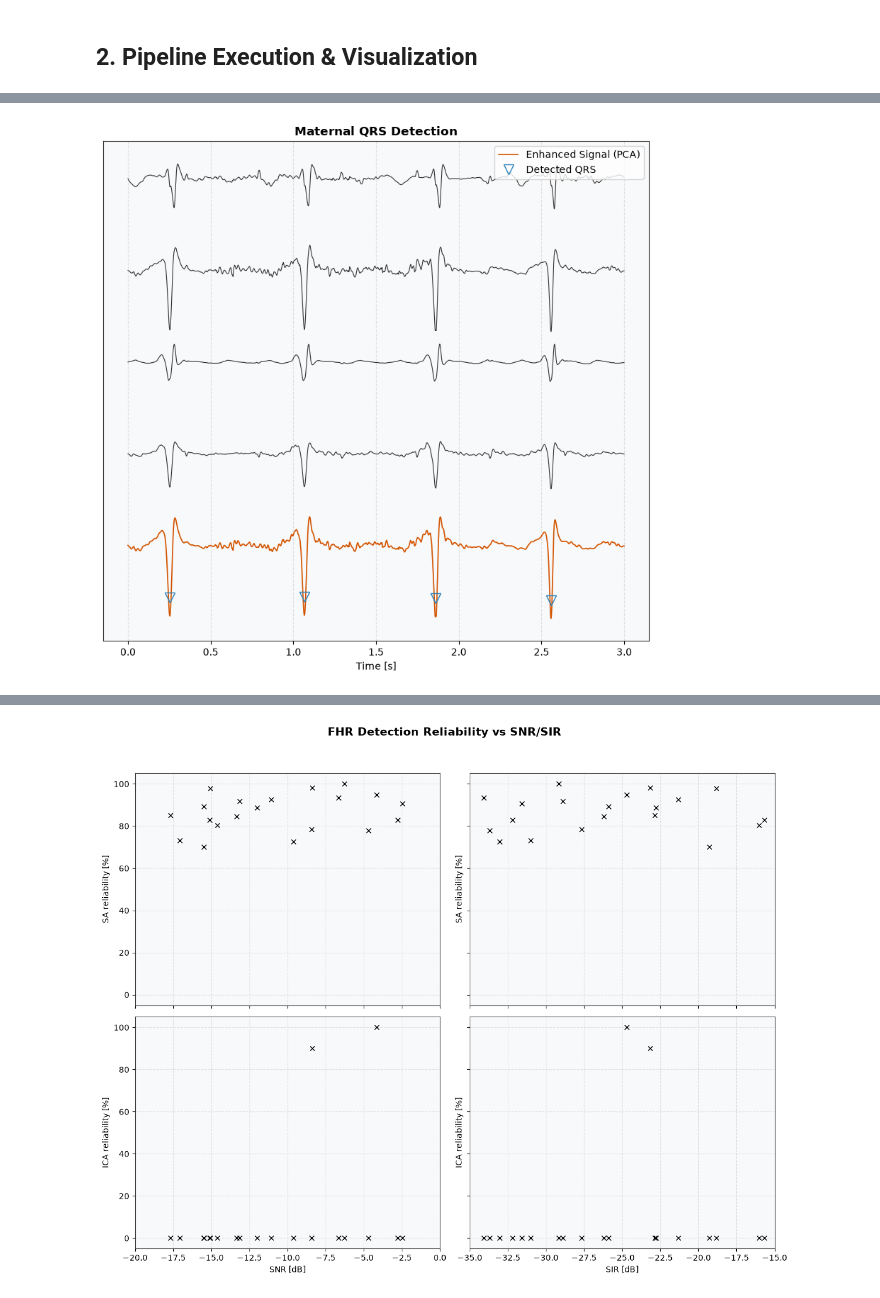
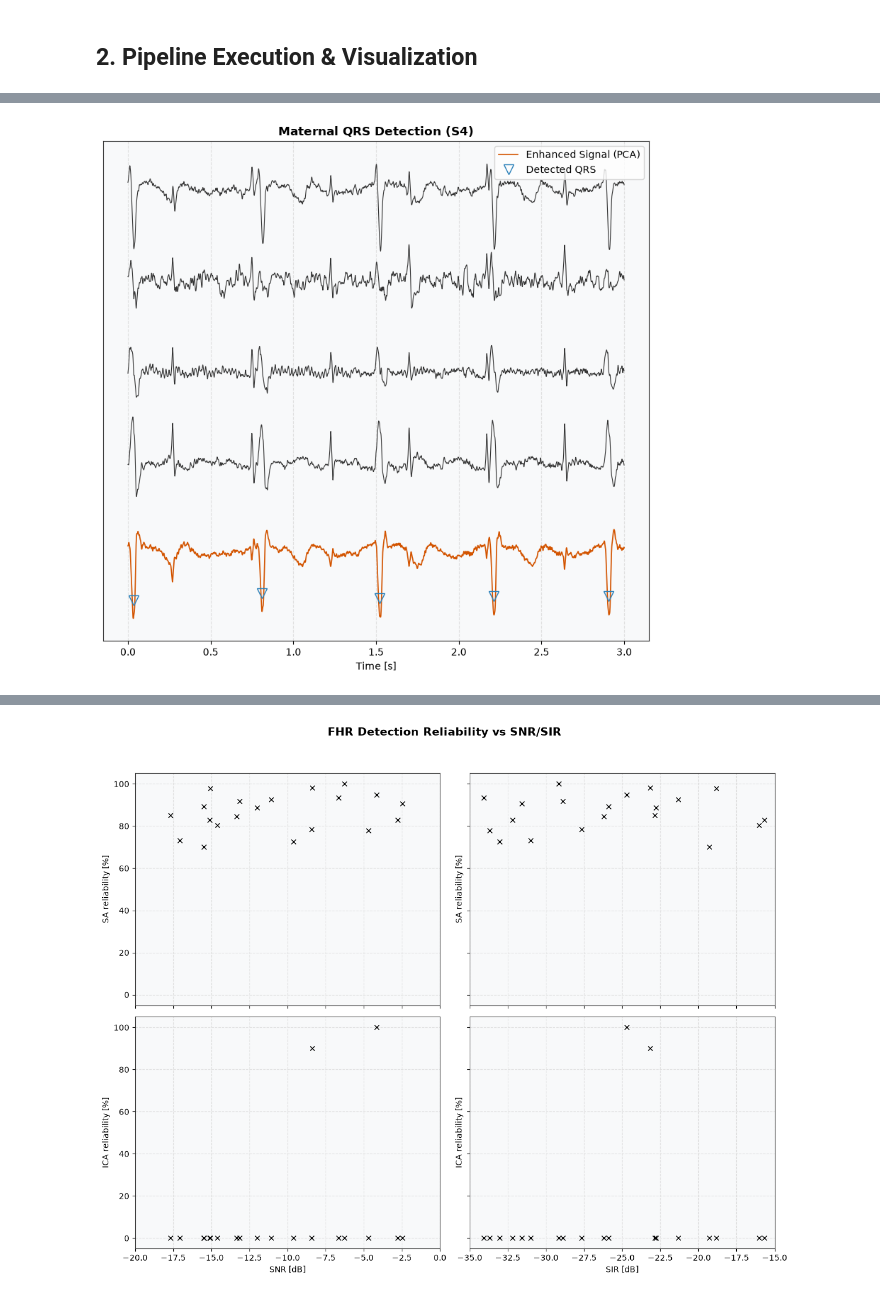
Before and after one commit to fedeceru/BSP_project, a Jupyter notebook: notebooks/main_analysis.ipynb, the cells around one changed output, grey strips where cells are left out. Saved outputs shown, nothing was run; the diff lists cells and outputs as text; code cells hidden in the pictures.

```diff
--- a/notebooks/main_analysis.ipynb
+++ b/notebooks/main_analysis.ipynb
@@ -53,7 +54,7 @@ for record_name in record_names:
 
     all_records_data[record_name] = {'signal': clean_signal, 'fs': fs_original}
 
-target_record = record_names[0]
+target_record = 'a22'
 raw_signal = all_records_data[target_record]['signal']
 fs_orig = all_records_data[target_record]['fs']
 # %% [output]
@@ -68,0 +88,12 @@ a18: 300 NaN samples found in channel(s) [1], interpolating.
+# %%
+# 2. Power-Line Interference Cancellation (S2 -> S3)
+plc = AdaptivePLICanceller(fs=fs_orig)
+
+s3_signal = np.zeros_like(s2_signal)
+for ch in range(s2_signal.shape[1]):
+    s3_signal[:, ch] = plc.apply(s2_signal[:, ch])
+
+# Combined effect of BWR + PLC (S1 -> S3)
+plot_before_after_comprehensive(t_orig, s1_signal[plot_offset_orig:plot_offset_orig+plot_samples_orig, :],
+                           s3_signal[plot_offset_orig:plot_offset_orig+plot_samples_orig, :], fs_orig,
+                           title="Baseline Wander Removal + Power-Line Interference Cancellation (S1 → S3)")
@@ -69,27 +102,24 @@ a18: 300 NaN samples found in channel(s) [1], interpolating.
 # %%
-# 1. BWR + PLC (S3)
-bwr = BaselineWanderRemover(fs=fs_orig)
-plc = AdaptivePLICanceller(fs=fs_orig)
-
-s3_signal = np.zeros_like(raw_signal)
-for ch in range(raw_signal.shape[1]):
-    s3_signal[:, ch] = plc.apply(bwr.apply(raw_signal[:, ch]))
-
-# 2. Upsampling to 2000Hz (S4)
+# 3. Upsampling to 2000Hz (S4)
 fs_target = 2000.0
 resampler = SignalResampler(original_fs=fs_orig, target_fs=fs_target)
 s4_signal = resampler.upsample(s3_signal.T).T
 
-# 3. QRS Detection and Maternal ECG Cancellation (S5)
+# 4. QRS Detection on the Maternal ECG (needed for MECG cancellation)
 mecg_canc = MECGCanceller(fs=fs_target)
 
 maternal_enhanced = mecg_canc.extract_principal_component(s4_signal.T)
 maternal_peaks = mecg_canc.detect_qrs_matched_filter(maternal_enhanced)
 
 plot_samples = int(fs_target * 3.0) # 3 seconds
+plot_offset_target = int(plot_offset_s * fs_target)
 t_plot = np.arange(plot_samples) / fs_target
 
-plot_qrs_detection(t_plot, s4_signal[:plot_samples, :], maternal_enhanced[:plot_samples],
-                   maternal_peaks, title="Maternal QRS Detection")
+maternal_peaks_window = maternal_peaks[(maternal_peaks >= plot_offset_target) &
+                                        (maternal_peaks < plot_offset_target + plot_samples)] - plot_offset_target
+
+plot_qrs_detection(t_plot, s4_signal[plot_offset_target:plot_offset_target+plot_samples, :],
+                   maternal_enhanced[plot_offset_target:plot_offset_target+plot_samples],
+                   maternal_peaks_window, title="Maternal QRS Detection (S4)")
 # %% [output]
-[figure, old version]
+[figure, new version]
```
Also changed, not shown: parts of 8 cells of this notebook, 2 other files.
